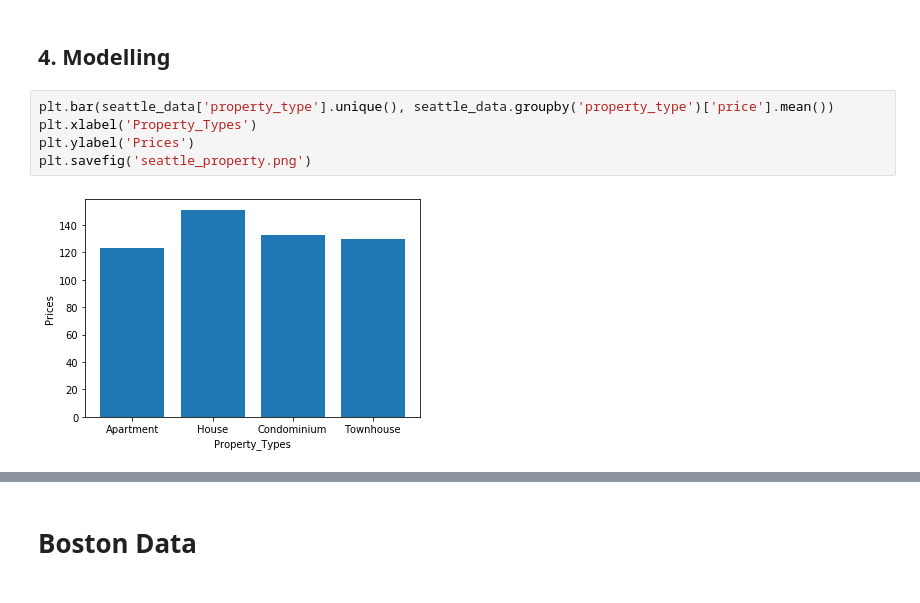
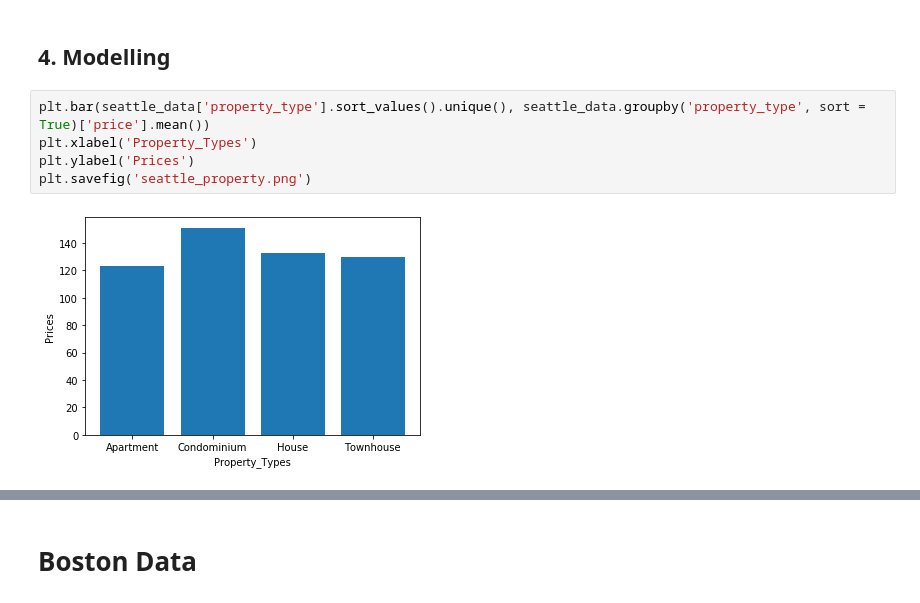
Before and after one commit to raghuchandan1/House_Price_Analysis, a Jupyter notebook: Seattle vs Boston AirBnB Price Analysis.ipynb, the cells around one changed output, grey strips where cells are left out. Cells and saved outputs as stored; diff of their text form.

Commit message:
Updated the graphs

```diff
--- a/Seattle vs Boston AirBnB Price Analysis.ipynb
+++ b/Seattle vs Boston AirBnB Price Analysis.ipynb
@@ -289,10 +289,10 @@ boston_data.head()
 # %% [markdown]
 ## 4. Modelling
 # %%
-plt.bar(seattle_data['property_type'].unique(), seattle_data.groupby('property_type')['price'].mean())
+plt.bar(seattle_data['property_type'].sort_values().unique(), seattle_data.groupby('property_type', sort = True)['price'].mean())
 plt.xlabel('Property_Types')
 plt.ylabel('Prices')
 plt.savefig('seattle_property.png')
 # %% [output]
-[figure, old version]
+[figure, new version]
 # %%
```
Also changed, not shown: parts of 3 cells of this notebook, 1 other file.
